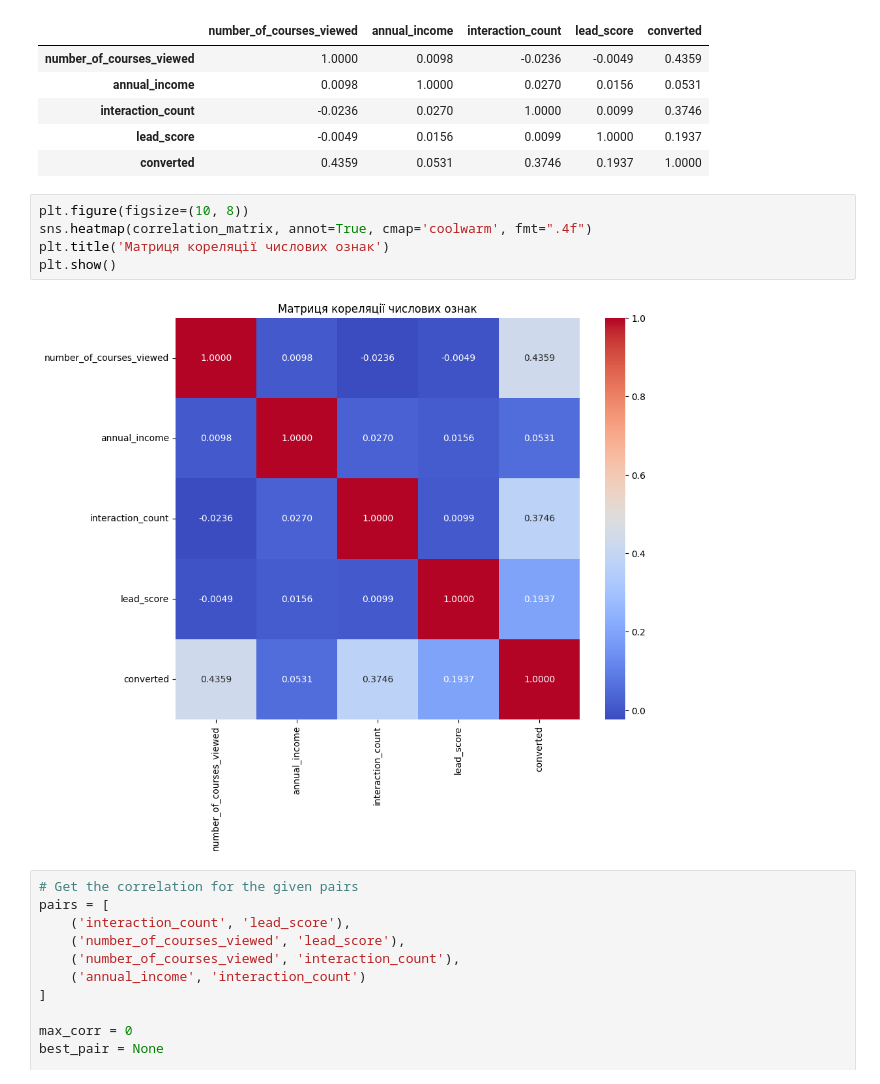
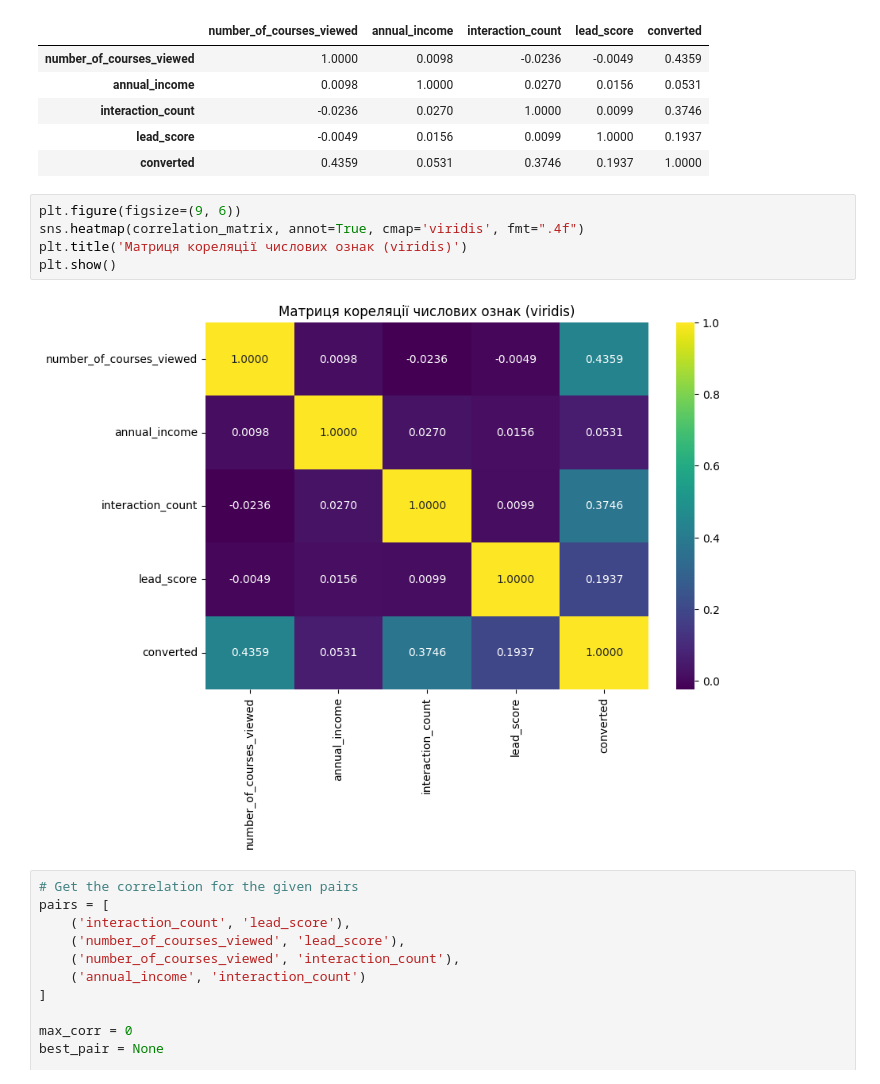
Before and after one commit to Jaguar838/ml-zoomcamp, a Jupyter notebook: HW/hw03.ipynb, the cells around one changed output. Saved outputs shown, nothing was run; the diff lists cells and outputs as text.

```diff
--- a/HW/hw03.ipynb
+++ b/HW/hw03.ipynb
@@ -175,12 +175,12 @@ correlation_matrix
 | lead_score | -0.0049 | 0.0156 | 0.0099 | 1.0000 | 0.1937 |
 | converted | 0.4359 | 0.0531 | 0.3746 | 0.1937 | 1.0000 |
 # %%
-plt.figure(figsize=(10, 8))
-sns.heatmap(correlation_matrix, annot=True, cmap='coolwarm', fmt=".4f")
-plt.title('Матриця кореляції числових ознак')
+plt.figure(figsize=(9, 6))
+sns.heatmap(correlation_matrix, annot=True, cmap='viridis', fmt=".4f")
+plt.title('Матриця кореляції числових ознак (viridis)')
 plt.show()
 # %% [output]
-[figure, old version]
+[figure, new version]
 # %%
 # Get the correlation for the given pairs
 pairs = [
```
Also changed, not shown: parts of 2 cells of this notebook.
